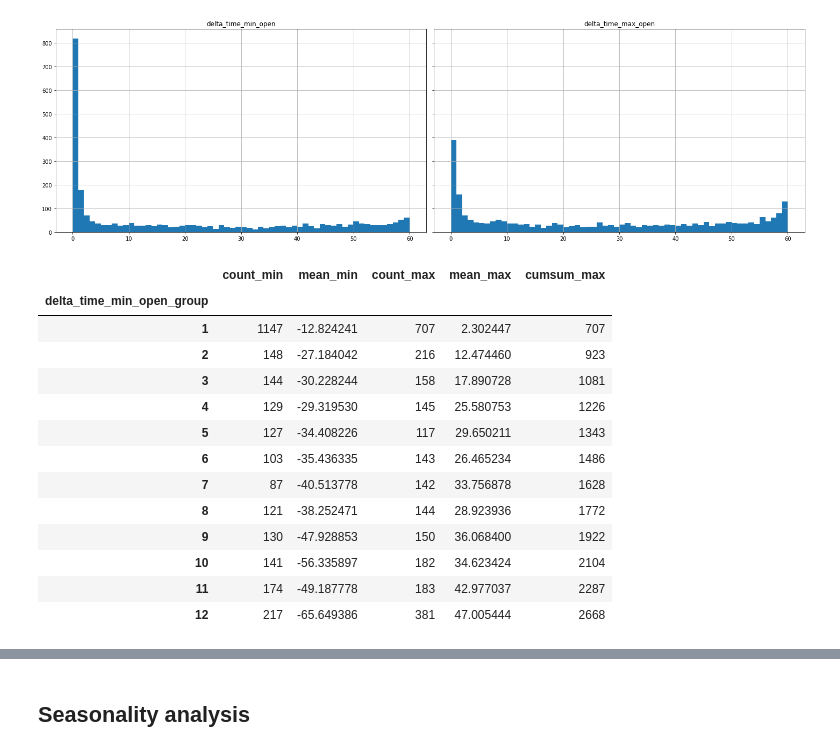
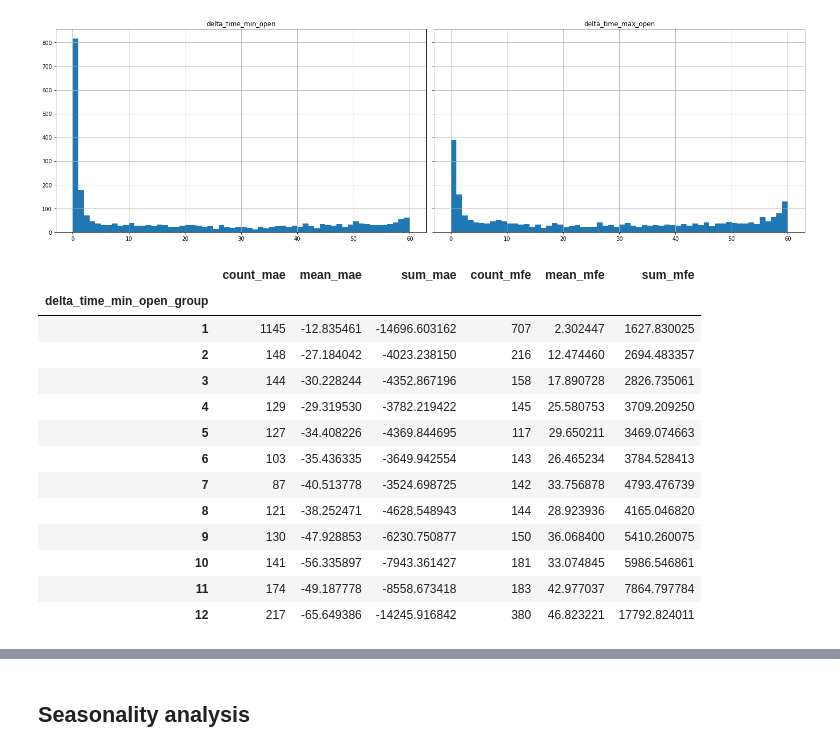
Before and after one commit to avoytkiv/moc_imbalance_flip, a Jupyter notebook: research/results.ipynb, the cells around one changed output, grey strips where cells are left out. Saved outputs shown, nothing was run; the diff lists cells and outputs as text; code cells hidden in the pictures.

```diff
--- a/research/results.ipynb
+++ b/research/results.ipynb
@@ -386,7 +386,7 @@ Sharpe: 0.00021590357823973676
 # %% [markdown]
 Now we are at break even. Let's see what happens if we sacrifice some profitable trades in the sake of cutting more losses. New stop loss -120 dollars.
 # %%
-stop_loss = -120
+stop_loss = -100
 colname = 'position_pnl_bp_stop{}'.format(stop_loss)
 df_filter_vpi_market[colname] = np.where(df_filter_vpi_market['position_pnl_bp_mae'] < stop_loss, stop_loss, df_filter_vpi_market['position_pnl_bp'])
 # %%
@@ -427,27 +427,27 @@ plt.tight_layout()
 # %%
 df_filter_vpi_market['delta_time_min_open_group'] = pd.cut(df_filter_vpi_market['delta_time_min_open'], 12, labels=list(range(1, 13)))
 df_filter_vpi_market['delta_time_max_open_group'] = pd.cut(df_filter_vpi_market['delta_time_max_open'], 12, labels=list(range(1, 13)))
 
 df_delta_time_group = pd.DataFrame()
-df_delta_time_group['count_min'] = df_filter_vpi_market.groupby('delta_time_min_open_group')['position_pnl_bp_mae'].count()
-df_delta_time_group['mean_min'] = df_filter_vpi_market.groupby('delta_time_min_open_group')['position_pnl_bp_mae'].mean()
-# df_delta_time_group['sum_min'] = df_filter_vpi_market.groupby('delta_time_min_open_group')['position_pnl_bp_mae'].sum()
-df_delta_time_group['count_max'] = df_filter_vpi_market.groupby('delta_time_max_open_group')['position_pnl_bp_mfe'].count()
-df_delta_time_group['mean_max'] = df_filter_vpi_market.groupby('delta_time_max_open_group')['position_pnl_bp_mfe'].mean()
-df_delta_time_group['cumsum_max'] = df_delta_time_group['count_max'].cumsum()
+df_delta_time_group['count_mae'] = df_filter_vpi_market.groupby('delta_time_min_open_group')['position_pnl_bp_mae'].count()
+df_delta_time_group['mean_mae'] = df_filter_vpi_market.groupby('delta_time_min_open_group')['position_pnl_bp_mae'].mean()
+df_delta_time_group['sum_mae'] = df_filter_vpi_market.groupby('delta_time_min_open_group')['position_pnl_bp_mae'].sum()
+df_delta_time_group['count_mfe'] = df_filter_vpi_market.groupby('delta_time_max_open_group')['position_pnl_bp_mfe'].count()
+df_delta_time_group['mean_mfe'] = df_filter_vpi_market.groupby('delta_time_max_open_group')['position_pnl_bp_mfe'].mean()
+df_delta_time_group['sum_mfe'] = df_filter_vpi_market.groupby('delta_time_max_open_group')['position_pnl_bp_mfe'].sum()
 df_delta_time_group
 # %% [output]
-|  | count_min | mean_min | count_max | mean_max | cumsum_max |
-| delta_time_min_open_group |  |  |  |  |  |
-| 1 | 1147 | -12.824241 | 707 | 2.302447 | 707 |
-| 2 | 148 | -27.184042 | 216 | 12.474460 | 923 |
-| 3 | 144 | -30.228244 | 158 | 17.890728 | 1081 |
-| 4 | 129 | -29.319530 | 145 | 25.580753 | 1226 |
-| 5 | 127 | -34.408226 | 117 | 29.650211 | 1343 |
-| 6 | 103 | -35.436335 | 143 | 26.465234 | 1486 |
-| 7 | 87 | -40.513778 | 142 | 33.756878 | 1628 |
-| 8 | 121 | -38.252471 | 144 | 28.923936 | 1772 |
-| 9 | 130 | -47.928853 | 150 | 36.068400 | 1922 |
-| 10 | 141 | -56.335897 | 182 | 34.623424 | 2104 |
-| 11 | 174 | -49.187778 | 183 | 42.977037 | 2287 |
-| 12 | 217 | -65.649386 | 381 | 47.005444 | 2668 |
+|  | count_mae | mean_mae | sum_mae | count_mfe | mean_mfe | sum_mfe |
+| delta_time_min_open_group |  |  |  |  |  |  |
+| 1 | 1145 | -12.835461 | -14696.603162 | 707 | 2.302447 | 1627.830025 |
+| 2 | 148 | -27.184042 | -4023.238150 | 216 | 12.474460 | 2694.483357 |
+| 3 | 144 | -30.228244 | -4352.867196 | 158 | 17.890728 | 2826.735061 |
+| 4 | 129 | -29.319530 | -3782.219422 | 145 | 25.580753 | 3709.209250 |
+| 5 | 127 | -34.408226 | -4369.844695 | 117 | 29.650211 | 3469.074663 |
+| 6 | 103 | -35.436335 | -3649.942554 | 143 | 26.465234 | 3784.528413 |
+| 7 | 87 | -40.513778 | -3524.698725 | 142 | 33.756878 | 4793.476739 |
+| 8 | 121 | -38.252471 | -4628.548943 | 144 | 28.923936 | 4165.046820 |
+| 9 | 130 | -47.928853 | -6230.750877 | 150 | 36.068400 | 5410.260075 |
+| 10 | 141 | -56.335897 | -7943.361427 | 181 | 33.074845 | 5986.546861 |
+| 11 | 174 | -49.187778 | -8558.673418 | 183 | 42.977037 | 7864.797784 |
+| 12 | 217 | -65.649386 | -14245.916842 | 380 | 46.823221 | 17792.824011 |
```
Also changed, not shown: parts of 31 cells of this notebook.
